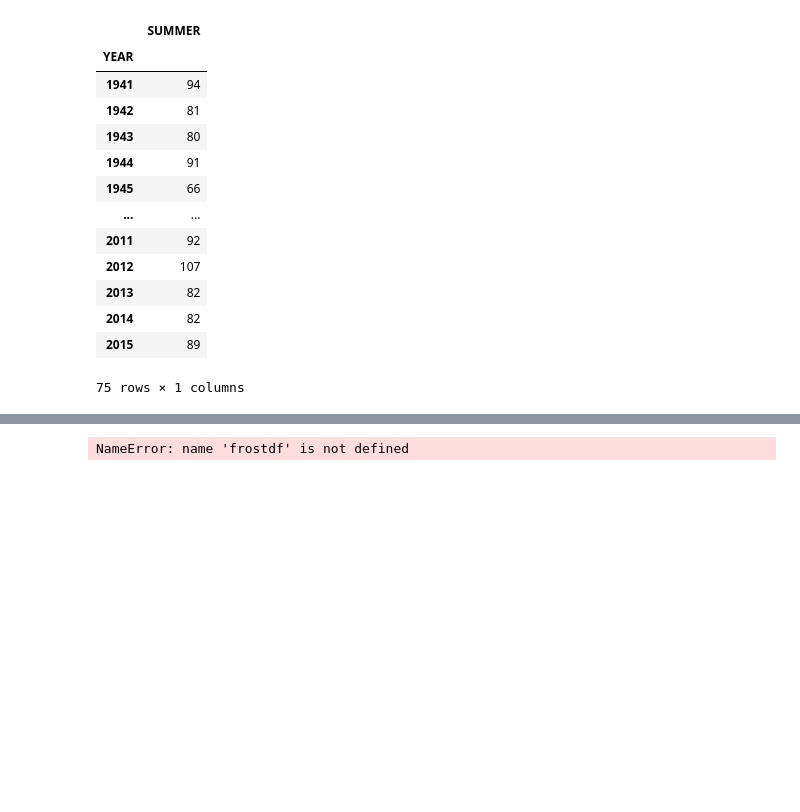
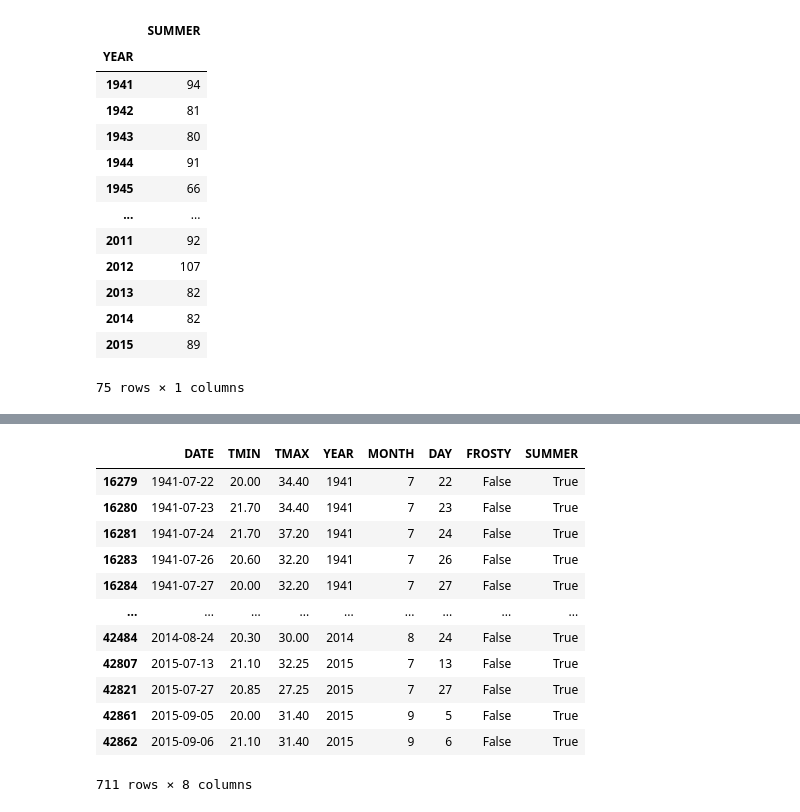
Before and after one commit to ucfjimg/CAP5610-project, a Jupyter notebook: notebooks/redo-wxextract.ipynb, the cells around one changed output, grey strips where cells are left out. Saved outputs shown, nothing was run; the diff lists cells and outputs as text; code cells hidden in the pictures; blank space fills up the shorter version.

```diff
--- a/notebooks/redo-wxextract.ipynb
+++ b/notebooks/redo-wxextract.ipynb
@@ -338,13 +395,16 @@ df.to_csv('../data/wx/wx-frontier-agg-3.csv')
 # %%
-df = frostdf.merge(corn, on='YEAR')
-c = []
-for n in range(1000):
-    samples = df.sample(frac=0.8)
-    c.append(samples[['FROSTY', 'YIELD']].corr().FROSTY.YIELD)
-pstar = np.mean(c)
-p = df.corr().FROSTY.YIELD
-bias = pstar - p
-pbar = p - bias
-print('frost corr', pbar)
+tempseasdf[tempseasdf.TMIN >= 20]
 # %% [output]
+|  | DATE | TMIN | TMAX | YEAR | MONTH | DAY | FROSTY | SUMMER |
+| 16279 | 1941-07-22 | 20.00 | 34.40 | 1941 | 7 | 22 | False | True |
+| 16280 | 1941-07-23 | 21.70 | 34.40 | 1941 | 7 | 23 | False | True |
+| 16281 | 1941-07-24 | 21.70 | 37.20 | 1941 | 7 | 24 | False | True |
+| 16283 | 1941-07-26 | 20.60 | 32.20 | 1941 | 7 | 26 | False | True |
+| 16284 | 1941-07-27 | 20.00 | 32.20 | 1941 | 7 | 27 | False | True |
+| ... | ... | ... | ... | ... | ... | ... | ... | ... |
+| 42484 | 2014-08-24 | 20.30 | 30.00 | 2014 | 8 | 24 | False | True |
+| 42807 | 2015-07-13 | 21.10 | 32.25 | 2015 | 7 | 13 | False | True |
+| 42821 | 2015-07-27 | 20.85 | 27.25 | 2015 | 7 | 27 | False | True |
+| 42861 | 2015-09-05 | 20.00 | 31.40 | 2015 | 9 | 5 | False | True |
+| 42862 | 2015-09-06 | 21.10 | 31.40 | 2015 | 9 | 6 | False | True |
-NameError: name 'frostdf' is not defined
+711 rows × 8 columns
```
Also changed, not shown: parts of 6 cells of this notebook, 8 other files.
